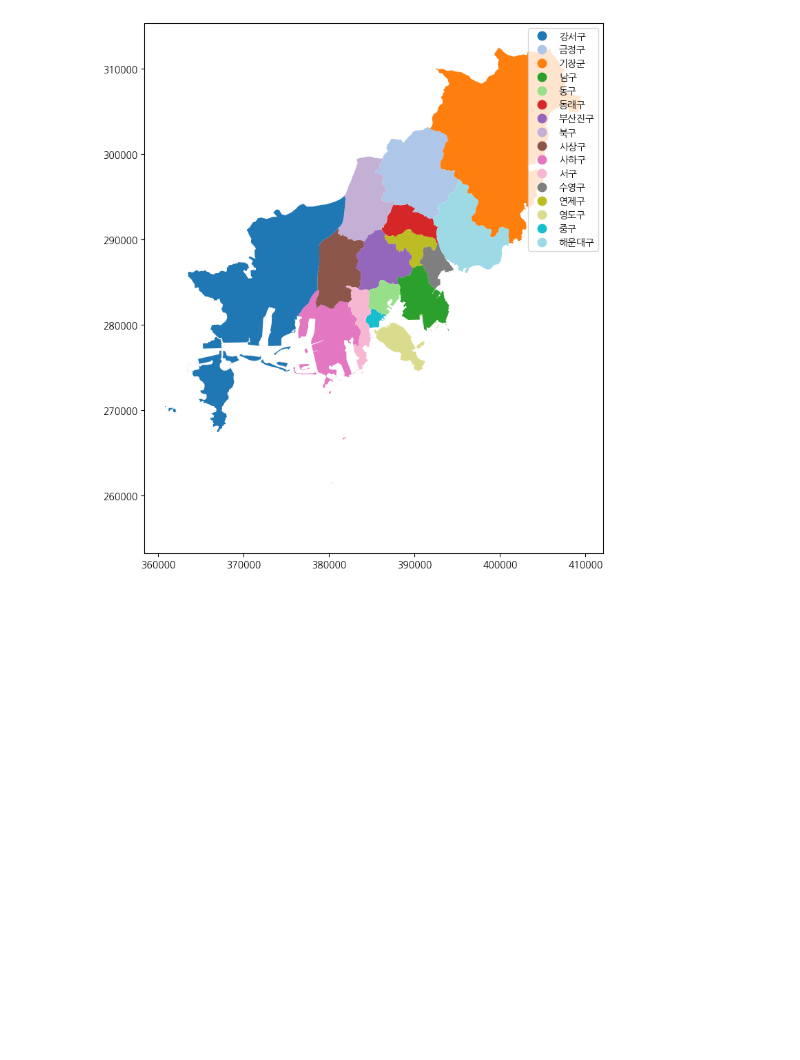
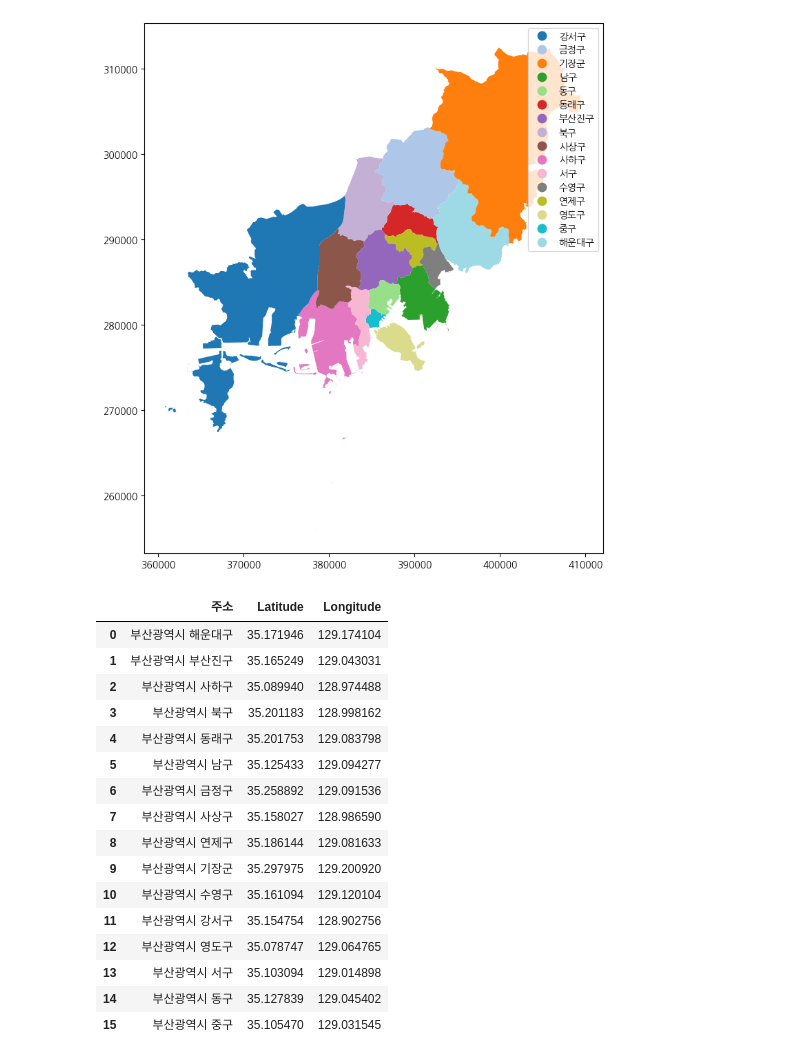
Before and after one commit to myplc/pknu_files, a Jupyter notebook: Note_s1/py11_공간정보.ipynb, the cells around one changed output. Saved outputs shown, nothing was run; the diff lists cells and outputs as text; code cells hidden in the pictures; blank space fills up the shorter version.

```diff
--- a/Note_s1/py11_공간정보.ipynb
+++ b/Note_s1/py11_공간정보.ipynb
@@ -67,3 +67,27 @@ plt.show()
 14  MULTIPOLYGON (((383782.745 274389.318, 383785....
 15  MULTIPOLYGON (((362109.131 269803.853, 362136....
 [figure]
+# %%
+import pandas as pd
+# GPS정보로 지도에 표시하기
+gps_path ="../ref/gps_test.csv"
+gps = pd.read_csv(gps_path,encoding="utf-8")
+gps
+# %% [output]
+|  | 주소 | Latitude | Longitude |
+| 0 | 부산광역시 해운대구 | 35.171946 | 129.174104 |
+| 1 | 부산광역시 부산진구 | 35.165249 | 129.043031 |
+| 2 | 부산광역시 사하구 | 35.089940 | 128.974488 |
+| 3 | 부산광역시 북구 | 35.201183 | 128.998162 |
+| 4 | 부산광역시 동래구 | 35.201753 | 129.083798 |
+| 5 | 부산광역시 남구 | 35.125433 | 129.094277 |
+| 6 | 부산광역시 금정구 | 35.258892 | 129.091536 |
+| 7 | 부산광역시 사상구 | 35.158027 | 128.986590 |
+| 8 | 부산광역시 연제구 | 35.186144 | 129.081633 |
+| 9 | 부산광역시 기장군 | 35.297975 | 129.200920 |
+| 10 | 부산광역시 수영구 | 35.161094 | 129.120104 |
+| 11 | 부산광역시 강서구 | 35.154754 | 128.902756 |
+| 12 | 부산광역시 영도구 | 35.078747 | 129.064765 |
+| 13 | 부산광역시 서구 | 35.103094 | 129.014898 |
+| 14 | 부산광역시 동구 | 35.127839 | 129.045402 |
+| 15 | 부산광역시 중구 | 35.105470 | 129.031545 |
```
Also changed, not shown: parts of 3 cells of this notebook, 12 other files.
